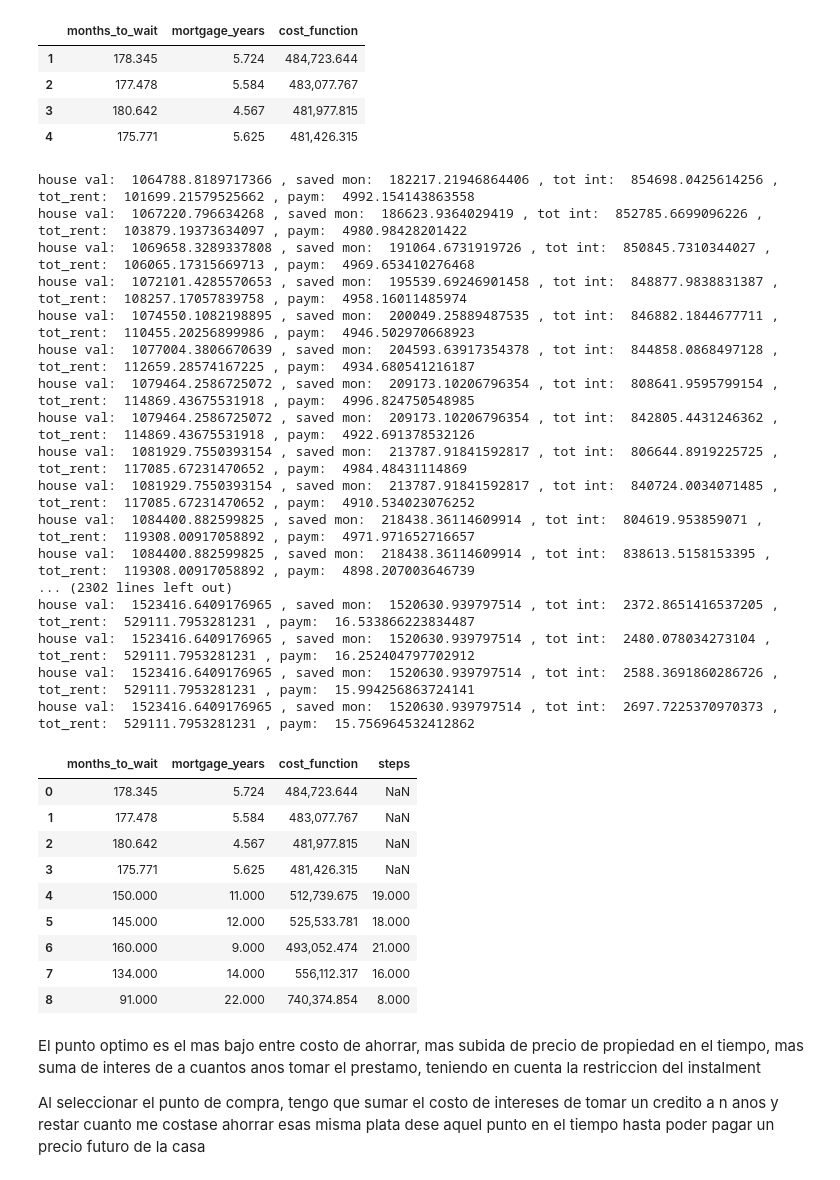
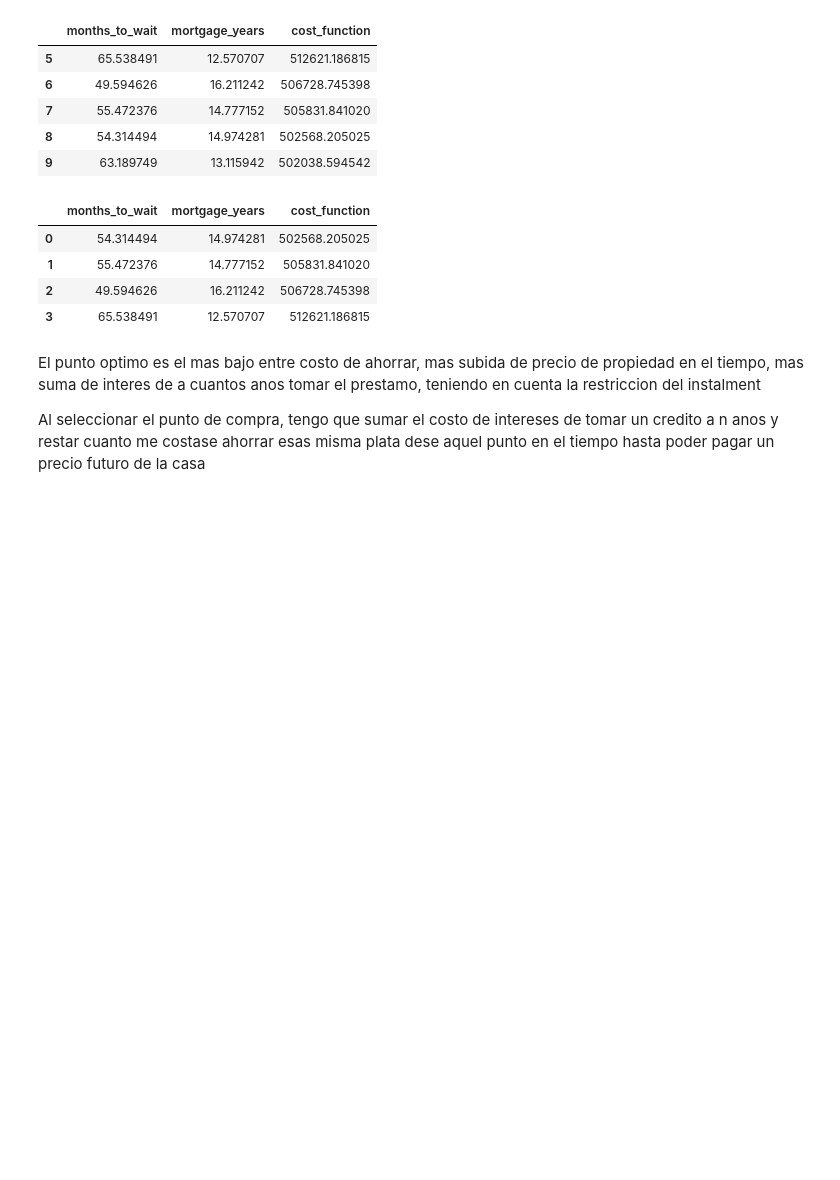
Before and after one commit to lsantamariarojas/mortgage-planner-main, a Jupyter notebook: mortgage.ipynb, the cells around one changed output. Drawn from its saved outputs; the diff is of its cells as text; code cells hidden in the pictures; blank space fills up the shorter version.

Commit message:
fixing initial payments != 0

```diff
--- a/mortgage.ipynb
+++ b/mortgage.ipynb
@@ -1,11 +1,11 @@
 # %%
 RENT_GROWTH = 0.002753  # by month
 HOUSE_PRICE_GROWTH = 0.002284  # by month
-RENT_PRICE = 1900
+RENT_PRICE = 2650
 ETF_GROWTH = 0.00772  # by month
-INITIAL_ETF_SAVINGS = 3000
-INTEREST = 0.00445  # by month
+INITIAL_ETF_SAVINGS = 250000
+INTEREST = 0.053/12  # by month
 HOUSE_PRICE = 950000
 SAVINGS_PER_MONTH = 3000
-INSTALLMENT_THRESH = 5000
+INSTALLMENT_THRESH = 4000
 # %%
@@ -23,7 +66,7 @@ calculator = financialEstimator(
                 intallment_threshold = INSTALLMENT_THRESH,
                 savings_per_month = SAVINGS_PER_MONTH,
                 etf_growth = ETF_GROWTH,
-                initial_etf_savings = 0 # INITIAL_ETF_SAVINGS
+                initial_etf_savings = INITIAL_ETF_SAVINGS
                 )
 # %%
 opt_result, opt_verbose = calculator.run_simulation()
@@ -58,61 +100,49 @@ Optimal value of the objective function: 481426.3151242382
 # %%
+import numpy as np
 sub_opt_steps[sub_opt_steps['cost_function'] != np.inf].tail(5)
 # %% [output]
 |  | months_to_wait | mortgage_years | cost_function |
-| 1 | 178.345 | 5.724 | 484,723.644 |
-| 2 | 177.478 | 5.584 | 483,077.767 |
-| 3 | 180.642 | 4.567 | 481,977.815 |
-| 4 | 175.771 | 5.625 | 481,426.315 |
+| 5 | 65.538491 | 12.570707 | 512621.186815 |
+| 6 | 49.594626 | 16.211242 | 506728.745398 |
+| 7 | 55.472376 | 14.777152 | 505831.841020 |
+| 8 | 54.314494 | 14.974281 | 502568.205025 |
+| 9 | 63.189749 | 13.115942 | 502038.594542 |
 # %%
 import numpy as np
 
 _ = calculator.cost_grid()
 
 calculator.months_wait
 calculator.mortgage_years
 calculator.Z
 sub_optimal_grid = pd.DataFrame(calculator.reducing_steps, columns = ['steps', 'months_to_wait', 'mortgage_years', 'cost_function'])
 sub_optimal_grid.head(10)
 # sub_optimal_grid.iloc[-1 ,:]
-to_append = sub_optimal_grid.tail(20).head(5)
+# to_append = sub_optimal_grid.tail(20).head(5)
+
+# all_sub_optimal = pd.concat([
+#                     sub_opt_steps[sub_opt_steps['cost_function'] != np.inf].tail(5).head(4),
+#                     sub_optimal_grid.sample(5)
+#                     ], axis = 0)
 
 all_sub_optimal = pd.concat([
-                    sub_opt_steps[sub_opt_steps['cost_function'] != np.inf].tail(5).head(4),
-                    sub_optimal_grid.sample(5)
-                    ], axis = 0)
+                sub_opt_steps[sub_opt_steps['cost_function'] != np.inf].tail(5).head(4),
+                pd.DataFrame([[opt_result.x[0], opt_result.x[1], opt_result.fun]], columns = ['months_to_wait', 'mortgage_years', 'cost_function'])
+                ], axis = 0)
+
+all_sub_optimal = sub_opt_steps[sub_opt_steps['cost_function'] != np.inf].tail(5).head(4).copy()
+
+all_sub_optimal.sort_values(by = 'cost_function', inplace = True)
+all_sub_optimal.reset_index(drop = True, inplace = True)
 
 
-all_sub_optimal.reset_index(drop = True, inplace = True)
-
 all_sub_optimal
 # %% [output]
-house val:  1064788.8189717366 , saved mon:  182217.21946864406 , tot int:  854698.0425614256 , tot_rent:  101699.21579525662 , paym:  4992.154143863558
-house val:  1067220.796634268 , saved mon:  186623.9364029419 , tot int:  852785.6699096226 , tot_rent:  103879.19373634097 , paym:  4980.98428201422
-house val:  1069658.3289337808 , saved mon:  191064.6731919726 , tot int:  850845.7310344027 , tot_rent:  106065.17315669713 , paym:  4969.653410276468
-house val:  1072101.4285570653 , saved mon:  195539.69246901458 , tot int:  848877.9838831387 , tot_rent:  108257.17057839758 , paym:  4958.16011485974
-house val:  1074550.1082198895 , saved mon:  200049.25889487535 , tot int:  846882.1844677711 , tot_rent:  110455.20256899986 , paym:  4946.502970668923
-house val:  1077004.3806670639 , saved mon:  204593.63917354378 , tot int:  844858.0868497128 , tot_rent:  112659.28574167225 , paym:  4934.680541216187
-house val:  1079464.2586725072 , saved mon:  209173.10206796354 , tot int:  808641.9595799154 , tot_rent:  114869.43675531918 , paym:  4996.824750548985
-house val:  1079464.2586725072 , saved mon:  209173.10206796354 , tot int:  842805.4431246362 , tot_rent:  114869.43675531918 , paym:  4922.691378532126
-house val:  1081929.7550393154 , saved mon:  213787.91841592817 , tot int:  806644.8919225725 , tot_rent:  117085.67231470652 , paym:  4984.48431114869
-house val:  1081929.7550393154 , saved mon:  213787.91841592817 , tot int:  840724.0034071485 , tot_rent:  117085.67231470652 , paym:  4910.534023076252
-house val:  1084400.882599825 , saved mon:  218438.36114609914 , tot int:  804619.953859071 , tot_rent:  119308.00917058892 , paym:  4971.971652716657
-house val:  1084400.882599825 , saved mon:  218438.36114609914 , tot int:  838613.5158153395 , tot_rent:  119308.00917058892 , paym:  4898.207003646739
-... (2302 lines left out)
-house val:  1523416.6409176965 , saved mon:  1520630.939797514 , tot int:  2372.8651416537205 , tot_rent:  529111.7953281231 , paym:  16.533866223834487
-house val:  1523416.6409176965 , saved mon:  1520630.939797514 , tot int:  2480.078034273104 , tot_rent:  529111.7953281231 , paym:  16.252404797702912
-house val:  1523416.6409176965 , saved mon:  1520630.939797514 , tot int:  2588.3691860286726 , tot_rent:  529111.7953281231 , paym:  15.994256863724141
-house val:  1523416.6409176965 , saved mon:  1520630.939797514 , tot int:  2697.7225370970373 , tot_rent:  529111.7953281231 , paym:  15.756964532412862
-|  | months_to_wait | mortgage_years | cost_function | steps |
-| 0 | 178.345 | 5.724 | 484,723.644 | NaN |
-| 1 | 177.478 | 5.584 | 483,077.767 | NaN |
-| 2 | 180.642 | 4.567 | 481,977.815 | NaN |
-| 3 | 175.771 | 5.625 | 481,426.315 | NaN |
-| 4 | 150.000 | 11.000 | 512,739.675 | 19.000 |
-| 5 | 145.000 | 12.000 | 525,533.781 | 18.000 |
-| 6 | 160.000 | 9.000 | 493,052.474 | 21.000 |
-| 7 | 134.000 | 14.000 | 556,112.317 | 16.000 |
-| 8 | 91.000 | 22.000 | 740,374.854 | 8.000 |
+|  | months_to_wait | mortgage_years | cost_function |
+| 0 | 54.314494 | 14.974281 | 502568.205025 |
+| 1 | 55.472376 | 14.777152 | 505831.841020 |
+| 2 | 49.594626 | 16.211242 | 506728.745398 |
+| 3 | 65.538491 | 12.570707 | 512621.186815 |
 # %%
 import numpy as np
 import pandas as pd
```
Also changed, not shown: parts of 11 cells of this notebook, 2 other files.
